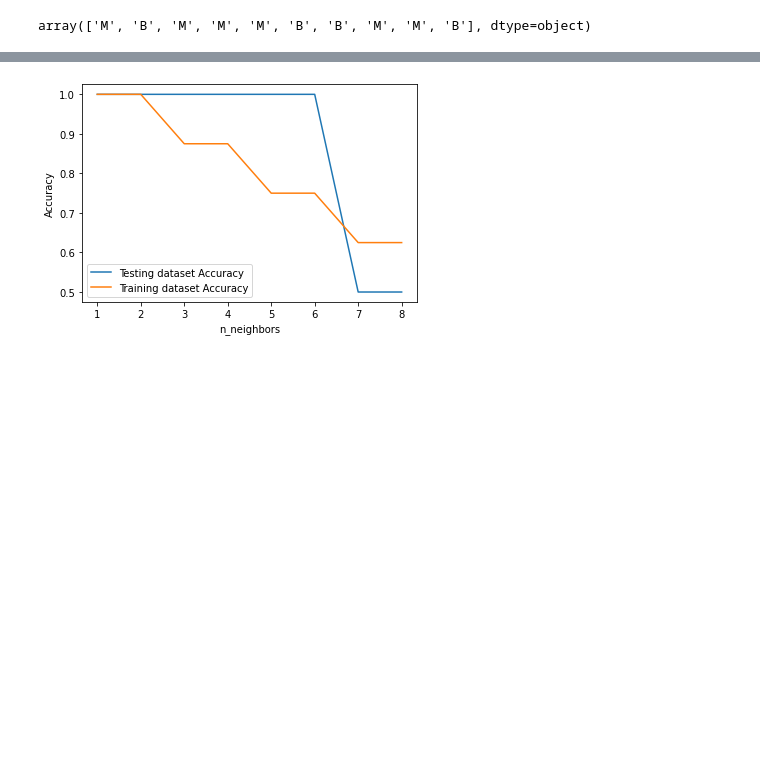
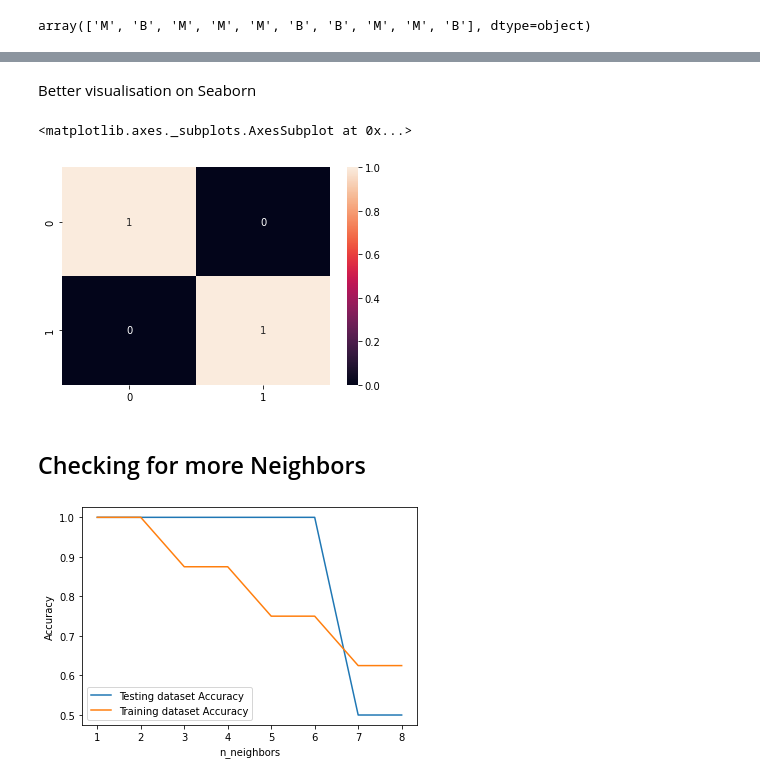
Before and after one commit to dhairyaostwal/CSE4020-Codes, a Jupyter notebook: KNN/KNN.ipynb, the cells around one changed output, grey strips where cells are left out. Cells and saved outputs as stored; diff of their text form; code cells hidden in the pictures; blank space fills up the shorter version.

```diff
--- a/KNN/KNN.ipynb
+++ b/KNN/KNN.ipynb
@@ -65,0 +71,3 @@ X_train, X_test, y_train, y_test = train_test_split(X, y, test_size = 0.2, rando
+# %%
+classifier = KNeighborsClassifier(n_neighbors=5).fit(X_train, y_train)
+y_pred = classifier.predict(X_test)
@@ -66,3 +124,14 @@ X_train, X_test, y_train, y_test = train_test_split(X, y, test_size = 0.2, rando
+# %% [markdown]
+Better visualisation on Seaborn
+# %%
+# for better visualisation
+import seaborn as sns
+sns.heatmap(metrics.confusion_matrix(y_test, y_pred), annot=True)
+# %% [output]
+<matplotlib.axes._subplots.AxesSubplot at 0x...>
+[figure, added]
+# %% [markdown]
+## Checking for more Neighbors
 # %%
 neighbors = np.arange(1, 9)
 train_accuracy = np.empty(len(neighbors))
```
Also changed, not shown: parts of 7 cells of this notebook.
